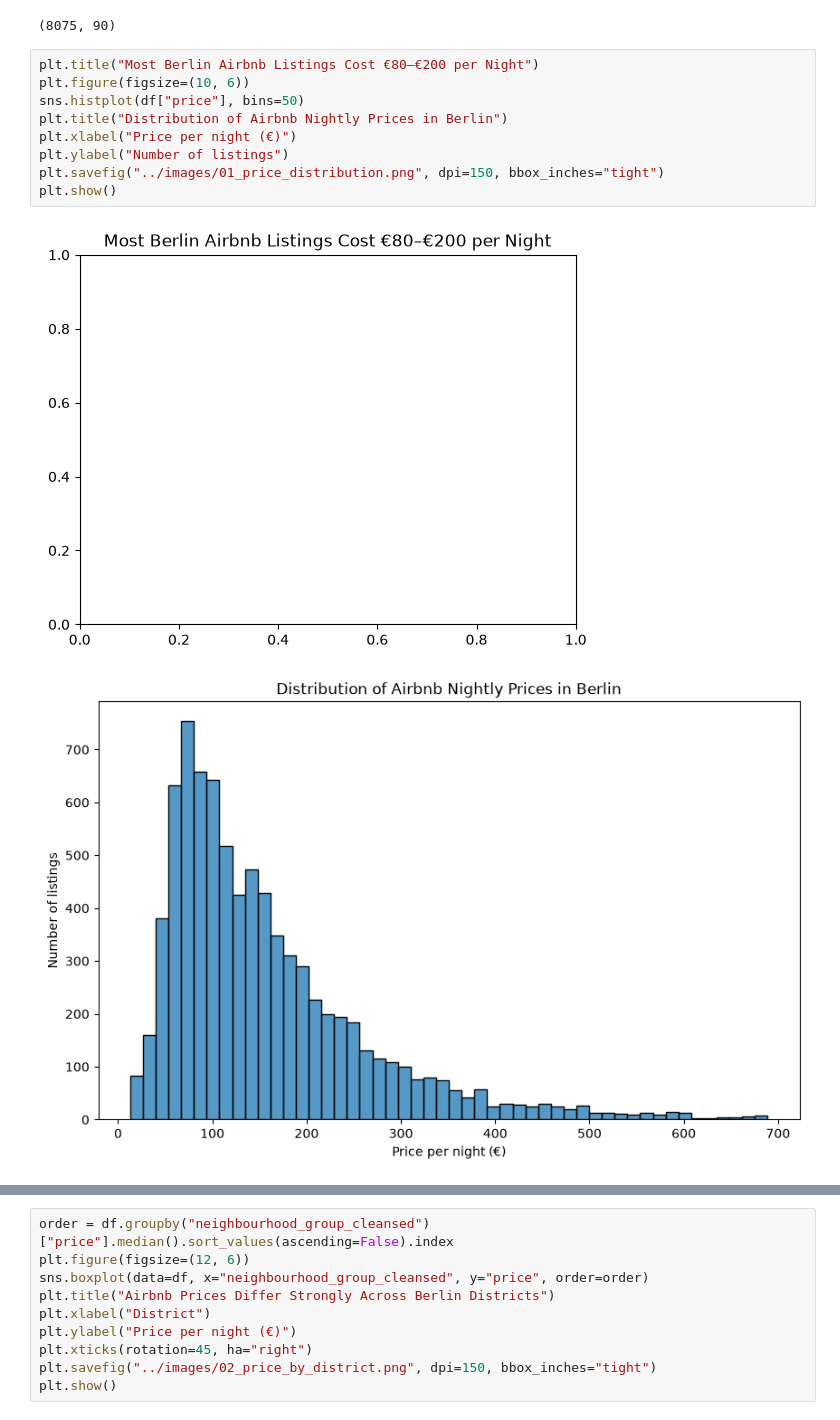
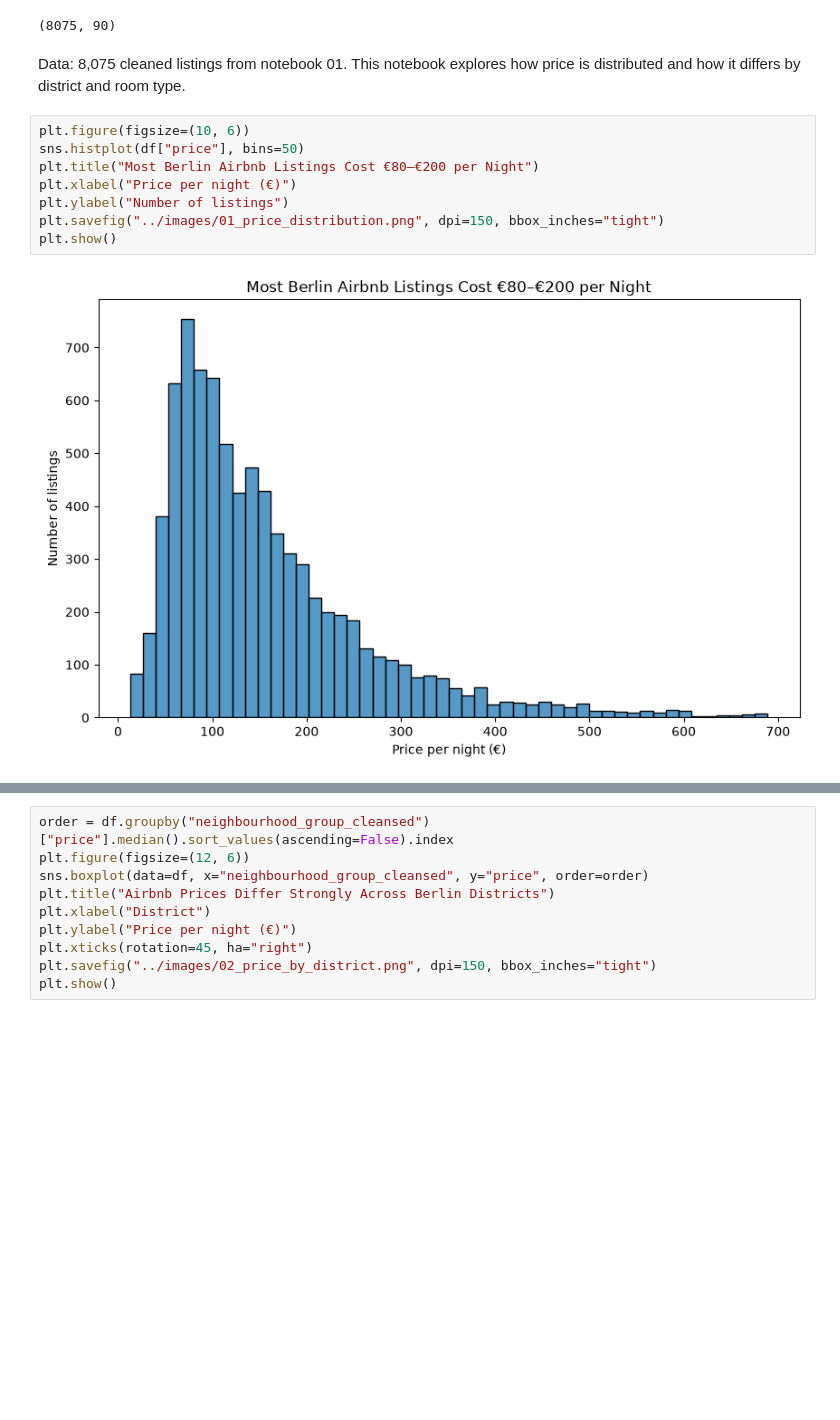
Before and after one commit to Anja987/berlin-airbnb-data-mining, a Jupyter notebook: notebooks/02_exploratory_analysis.ipynb, the cells around one changed output, grey strips where cells are left out. Drawn from its saved outputs; the diff is of its cells as text; blank space fills up the shorter version.

Commit message:
Add headings and fix chart title in EDA notebook

```diff
--- a/notebooks/02_exploratory_analysis.ipynb
+++ b/notebooks/02_exploratory_analysis.ipynb
@@ -9,16 +9,17 @@ df = pd.read_csv("../data/listings_clean.csv")
 df.shape
 # %% [output]
 (8075, 90)
+# %% [markdown]
+Data: 8,075 cleaned listings from notebook 01. This notebook explores how price
+is distributed and how it differs by district and room type.
 # %%
-plt.title("Most Berlin Airbnb Listings Cost €80–€200 per Night")
 plt.figure(figsize=(10, 6))
 sns.histplot(df["price"], bins=50)
-plt.title("Distribution of Airbnb Nightly Prices in Berlin")
+plt.title("Most Berlin Airbnb Listings Cost €80–€200 per Night")
 plt.xlabel("Price per night (€)")
 plt.ylabel("Number of listings")
 plt.savefig("../images/01_price_distribution.png", dpi=150, bbox_inches="tight")
 plt.show()
 # %% [output]
-[figure, old version]
+[figure, new version]
-[figure, removed]
 # %% [markdown]
```
Also changed, not shown: parts of 6 cells of this notebook, 1 other file.
